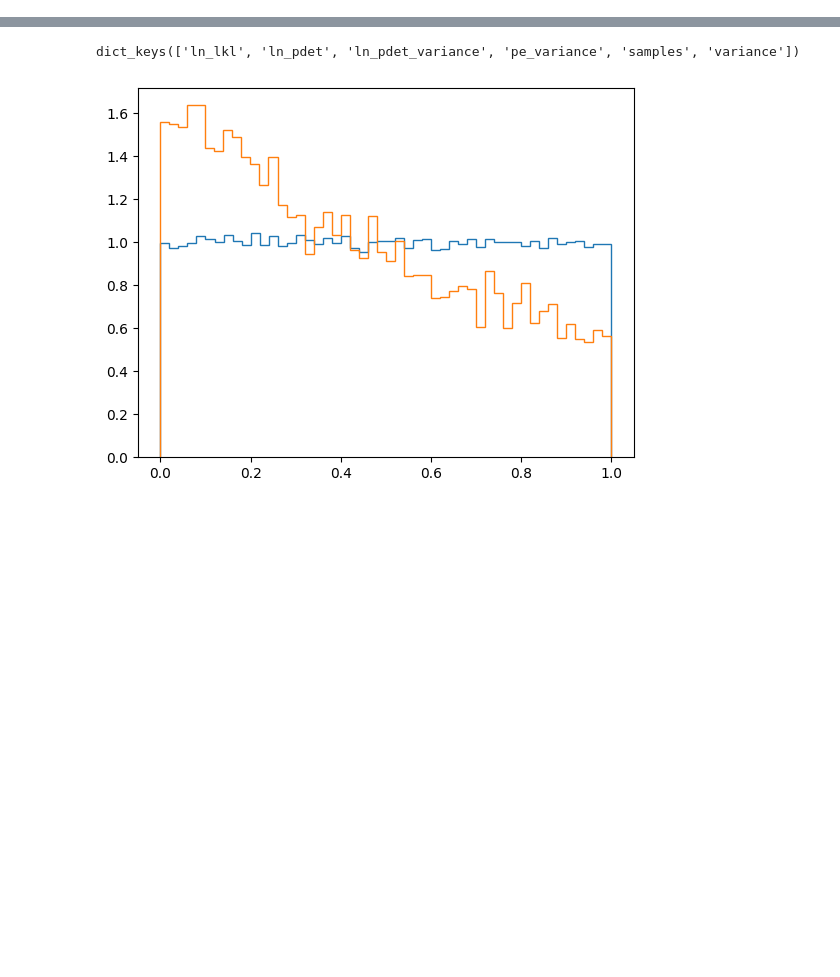
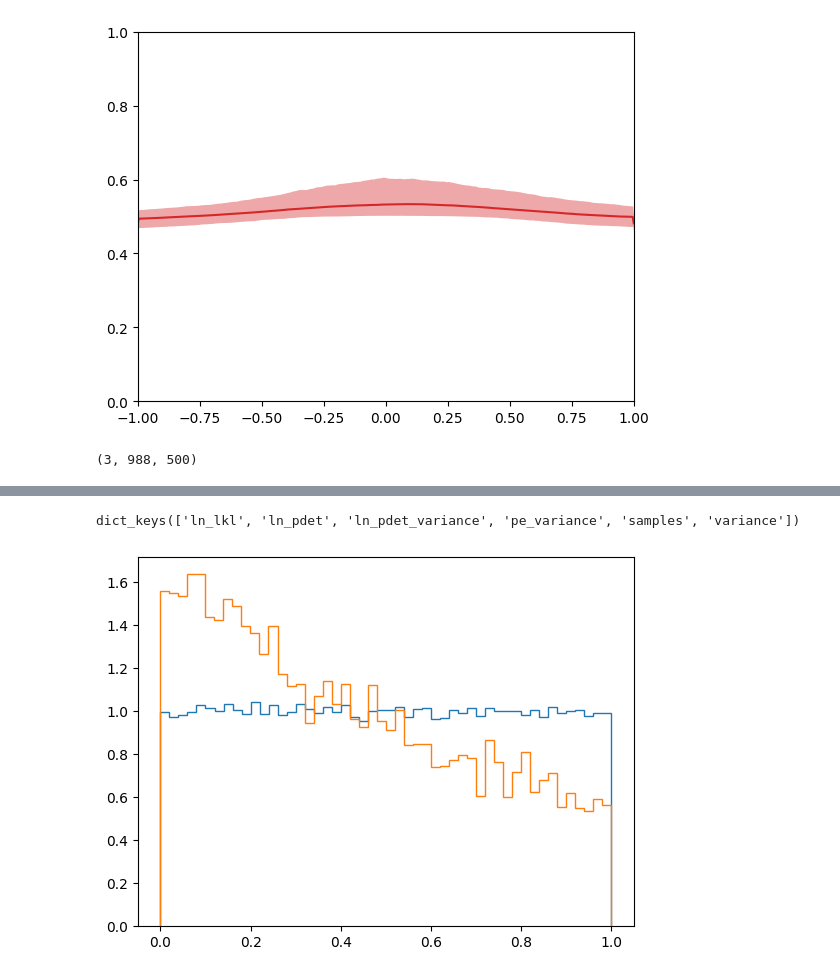
Before and after one commit to noahewolfe/tilts-and-kicks, a Jupyter notebook: code/strong/inspect.ipynb, the cells around one changed output, grey strips where cells are left out. Drawn from its saved outputs; the diff is of its cells as text; code cells hidden in the pictures; blank space fills up the shorter version.

```diff
--- a/code/strong/inspect.ipynb
+++ b/code/strong/inspect.ipynb
@@ -46,0 +241,53 @@ def log_model():
+# %%
+fig, ax = plt.subplots()
+
+param = 'cos_tilt'
+xs = jnp.linspace(-1, 1, 500)
+
+probs = []
+
+for i, key in enumerate(['', 'iso', 'high_iso']):
+    if key == '':
+        weight = posterior['samples']['xi_spin'][:, None]
+    elif key == 'iso':
+        weight = 1 - posterior['samples']['xi_spin'][:, None]
+    else:
+        weight = 1
+
+    if key != '':
+        key = f'_{key}'
+
+    if key == '':
+        prob = weight * jnp.exp(ppds[f'{param}{key}'])
+    elif key in ['_iso', '_high_iso']:
+        prob = weight * jnp.ones((988, 500)) / 4
+
+    probs.append(prob)
+
+    #med = jnp.median(prob, axis=0)
+    #q05 = jnp.quantile(prob, 0.05, axis=0)
+    #q95 = jnp.quantile(prob, 0.95, axis=0)
+
+    #ax.plot(xs, med, color=f'C{i}')
+    #ax.fill_between(xs, q05, q95, alpha=0.4, color=f'C{i}', lw=0)
+
+probs = jnp.array(probs)
+probs = jnp.sum(probs, axis=0)
+
+med = jnp.median(probs, axis=0)
+q05 = jnp.quantile(probs, 0.05, axis=0)
+q95 = jnp.quantile(probs, 0.95, axis=0)
+
+ax.plot(xs, med, color=f'C3')
+ax.fill_between(xs, q05, q95, alpha=0.4, color=f'C3', lw=0)
+
+ax.set_ylim(0, 1.0)
+ax.set_xlim(-1, 1)
+
+fig.savefig(f'{datadir}/twomass/ppds/costilt.png')
+# %% [output]
+[figure, added]
+# %%
+probs.shape
+# %% [output]
+(3, 988, 500)
```
Also changed, not shown: parts of 12 cells of this notebook, 5 other files.
